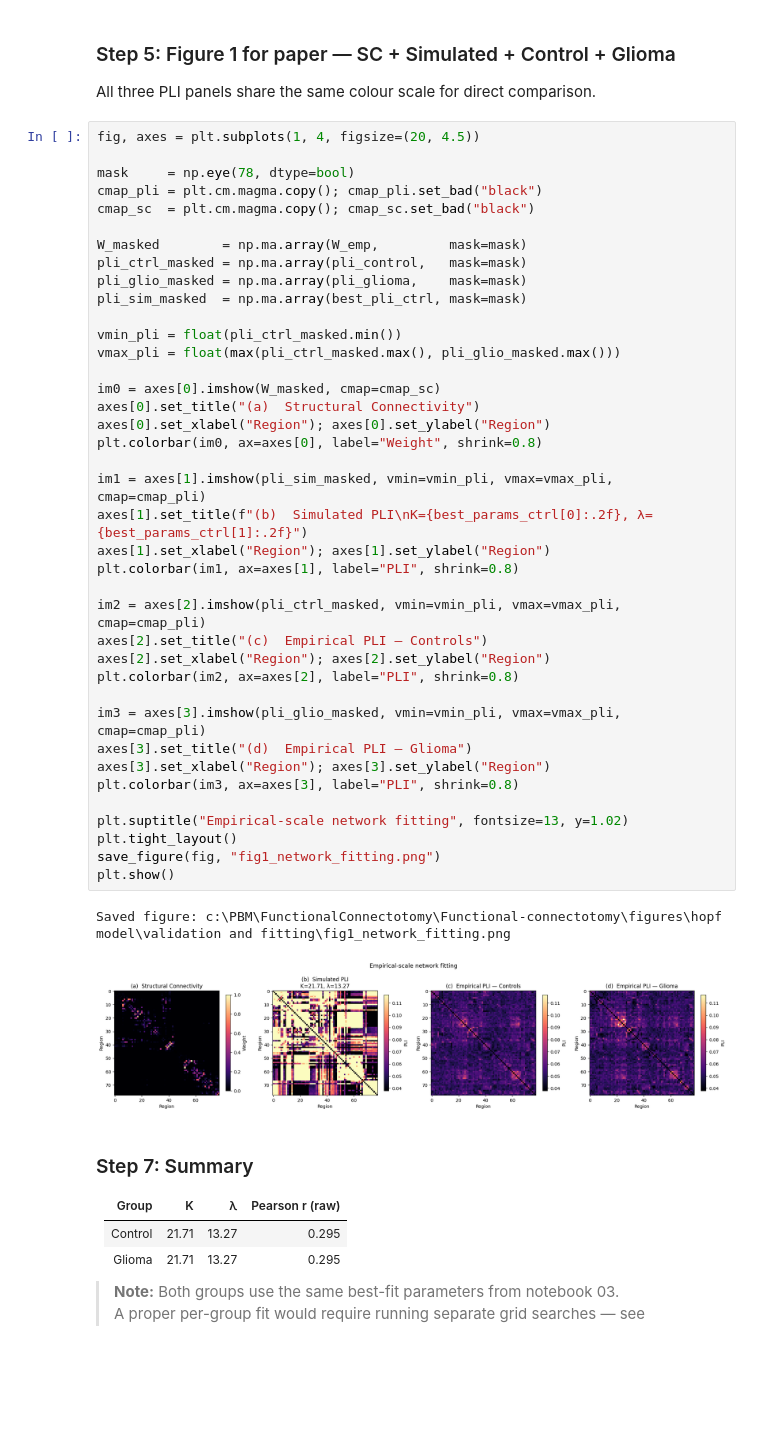
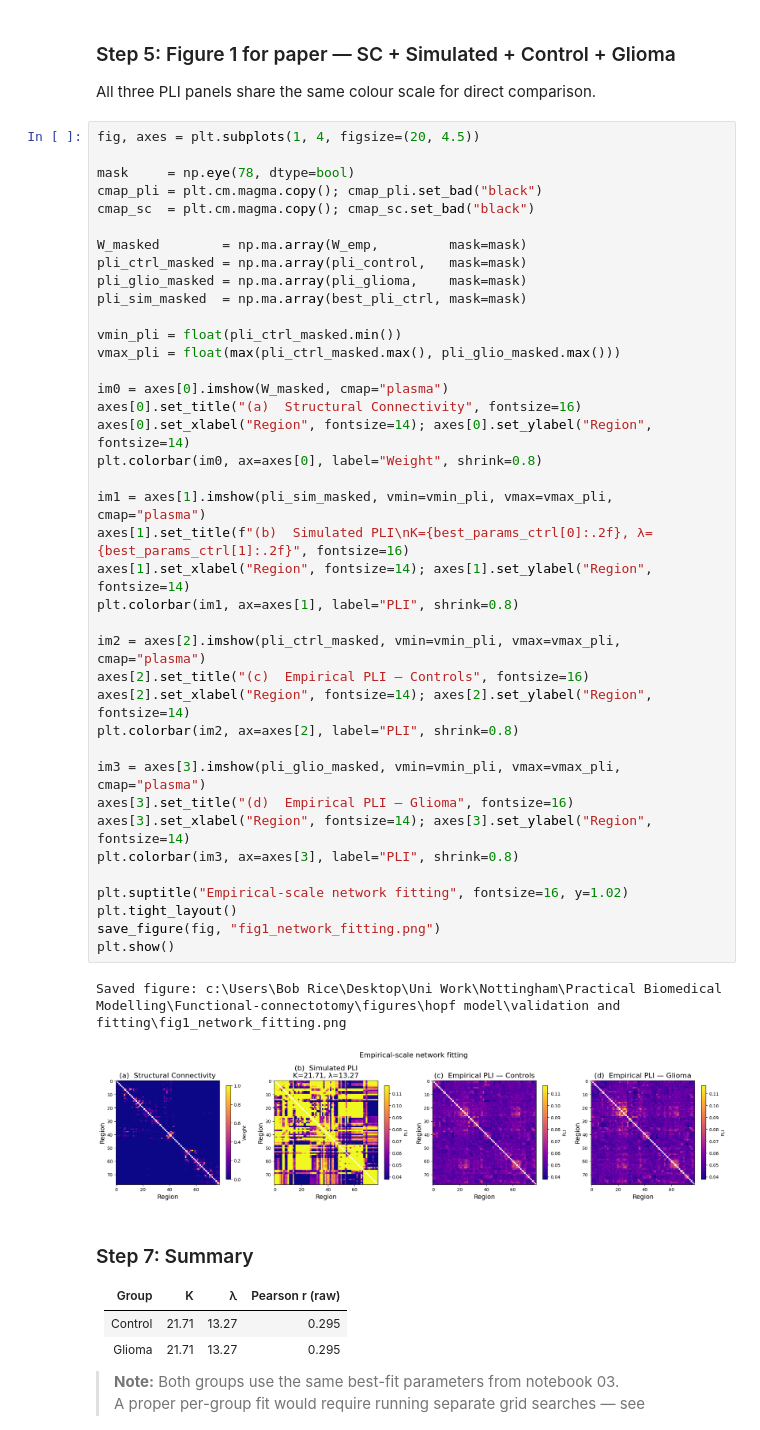
Before and after one commit to BobRice1/Functional-connectotomy, a Jupyter notebook: notebooks/04_validation_and_fitting.ipynb, the cells around one changed output. Drawn from its saved outputs; the diff is of its cells as text; blank space fills up the shorter version.

Commit message:
Modified styling in figures

```diff
--- a/notebooks/04_validation_and_fitting.ipynb
+++ b/notebooks/04_validation_and_fitting.ipynb
@@ -680,45 +677,45 @@ All three PLI panels share the same colour scale for direct comparison.
 # %%
 fig, axes = plt.subplots(1, 4, figsize=(20, 4.5))
 
 mask     = np.eye(78, dtype=bool)
 cmap_pli = plt.cm.magma.copy(); cmap_pli.set_bad("black")
 cmap_sc  = plt.cm.magma.copy(); cmap_sc.set_bad("black")
 
 W_masked        = np.ma.array(W_emp,         mask=mask)
 pli_ctrl_masked = np.ma.array(pli_control,   mask=mask)
 pli_glio_masked = np.ma.array(pli_glioma,    mask=mask)
 pli_sim_masked  = np.ma.array(best_pli_ctrl, mask=mask)
 
 vmin_pli = float(pli_ctrl_masked.min())
 vmax_pli = float(max(pli_ctrl_masked.max(), pli_glio_masked.max()))
 
-im0 = axes[0].imshow(W_masked, cmap=cmap_sc)
-axes[0].set_title("(a)  Structural Connectivity")
-axes[0].set_xlabel("Region"); axes[0].set_ylabel("Region")
+im0 = axes[0].imshow(W_masked, cmap="plasma")
+axes[0].set_title("(a)  Structural Connectivity", fontsize=16)
+axes[0].set_xlabel("Region", fontsize=14); axes[0].set_ylabel("Region", fontsize=14)
 plt.colorbar(im0, ax=axes[0], label="Weight", shrink=0.8)
 
-im1 = axes[1].imshow(pli_sim_masked, vmin=vmin_pli, vmax=vmax_pli, cmap=cmap_pli)
-axes[1].set_title(f"(b)  Simulated PLI\nK={best_params_ctrl[0]:.2f}, λ={best_params_ctrl[1]:.2f}")
-axes[1].set_xlabel("Region"); axes[1].set_ylabel("Region")
+im1 = axes[1].imshow(pli_sim_masked, vmin=vmin_pli, vmax=vmax_pli, cmap="plasma")
+axes[1].set_title(f"(b)  Simulated PLI\nK={best_params_ctrl[0]:.2f}, λ={best_params_ctrl[1]:.2f}", fontsize=16)
+axes[1].set_xlabel("Region", fontsize=14); axes[1].set_ylabel("Region", fontsize=14)
 plt.colorbar(im1, ax=axes[1], label="PLI", shrink=0.8)
 
-im2 = axes[2].imshow(pli_ctrl_masked, vmin=vmin_pli, vmax=vmax_pli, cmap=cmap_pli)
-axes[2].set_title("(c)  Empirical PLI — Controls")
-axes[2].set_xlabel("Region"); axes[2].set_ylabel("Region")
+im2 = axes[2].imshow(pli_ctrl_masked, vmin=vmin_pli, vmax=vmax_pli, cmap="plasma")
+axes[2].set_title("(c)  Empirical PLI — Controls", fontsize=16)
+axes[2].set_xlabel("Region", fontsize=14); axes[2].set_ylabel("Region", fontsize=14)
 plt.colorbar(im2, ax=axes[2], label="PLI", shrink=0.8)
 
-im3 = axes[3].imshow(pli_glio_masked, vmin=vmin_pli, vmax=vmax_pli, cmap=cmap_pli)
-axes[3].set_title("(d)  Empirical PLI — Glioma")
-axes[3].set_xlabel("Region"); axes[3].set_ylabel("Region")
+im3 = axes[3].imshow(pli_glio_masked, vmin=vmin_pli, vmax=vmax_pli, cmap="plasma")
+axes[3].set_title("(d)  Empirical PLI — Glioma", fontsize=16)
+axes[3].set_xlabel("Region", fontsize=14); axes[3].set_ylabel("Region", fontsize=14)
 plt.colorbar(im3, ax=axes[3], label="PLI", shrink=0.8)
 
-plt.suptitle("Empirical-scale network fitting", fontsize=13, y=1.02)
+plt.suptitle("Empirical-scale network fitting", fontsize=16, y=1.02)
 plt.tight_layout()
 save_figure(fig, "fig1_network_fitting.png")
 plt.show()
 # %% [output]
-Saved figure: c:\PBM\FunctionalConnectotomy\Functional-connectotomy\figures\hopf model\validation and fitting\fig1_network_fitting.png
+Saved figure: c:\Users\Bob Rice\Desktop\Uni Work\Nottingham\Practical Biomedical Modelling\Functional-connectotomy\figures\hopf model\validation and fitting\fig1_network_fitting.png
-[figure, old version]
+[figure, new version]
 # %% [markdown]
 ### Step 7: Summary
 
```
Also changed, not shown: parts of 8 cells of this notebook, 13 other files.
